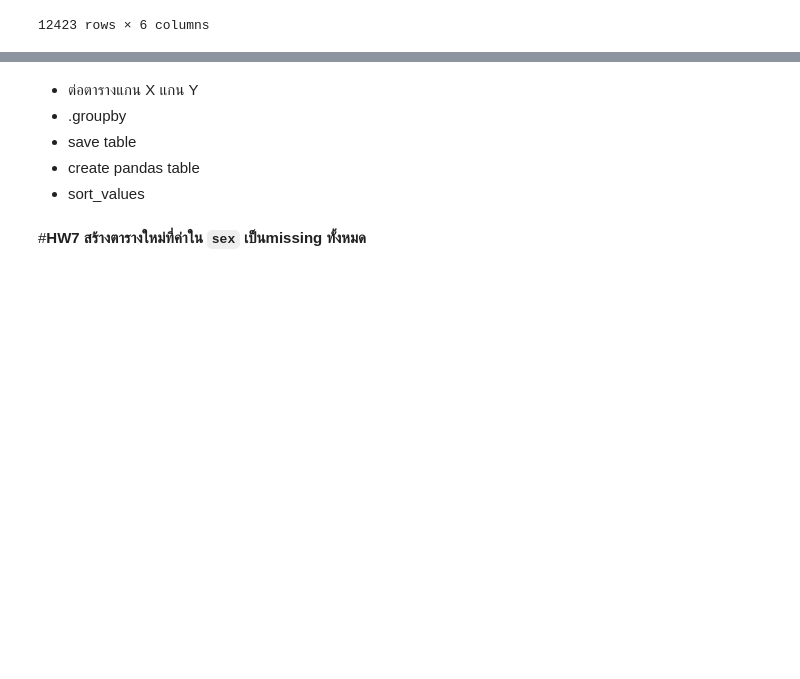
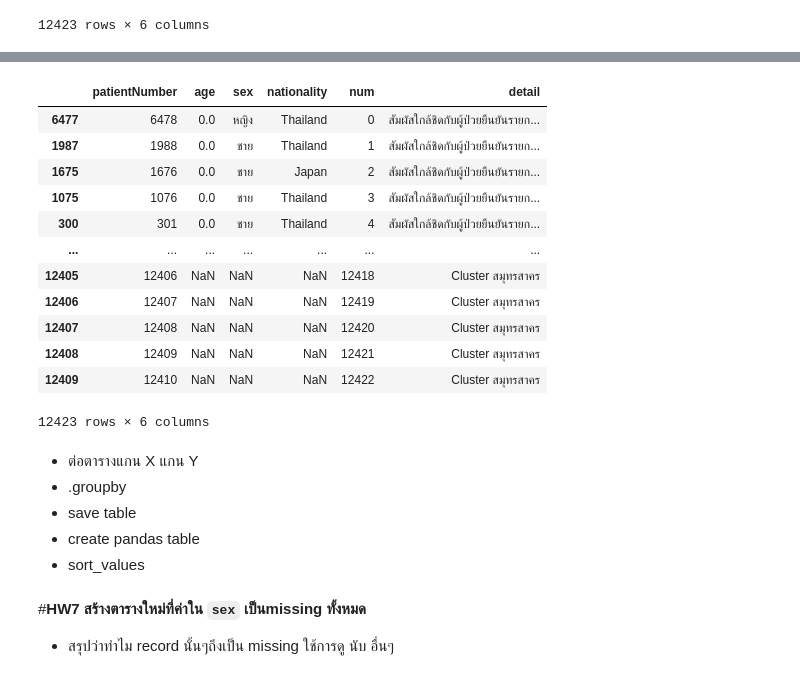
Before and after one commit to therealzh/Data_viz, a Jupyter notebook: PANDAS102.ipynb, the cells around one changed output, grey strips where cells are left out. Drawn from its saved outputs; the diff is of its cells as text; code cells hidden in the pictures; blank space fills up the shorter version.

````diff
--- a/PANDAS102.ipynb
+++ b/PANDAS102.ipynb
@@ -250,3 +362,20 @@ data_human2_renamed.merge(data_province)
+# %%
+data_human2_renamed['detail'] = data_human2_renamed['patientNumber'].map(data_covid.set_index('No.')['risk'])
+data_human2_renamed
+# %% [output]
+|  | patientNumber | age | sex | nationality | num | detail |
+| 6477 | 6478 | 0.0 | หญิง | Thailand | 0 | สัมผัสใกล้ชิดกับผู้ป่วยยืนยันรายก... |
+| 1987 | 1988 | 0.0 | ชาย | Thailand | 1 | สัมผัสใกล้ชิดกับผู้ป่วยยืนยันรายก... |
+| 1675 | 1676 | 0.0 | ชาย | Japan | 2 | สัมผัสใกล้ชิดกับผู้ป่วยยืนยันรายก... |
+| 1075 | 1076 | 0.0 | ชาย | Thailand | 3 | สัมผัสใกล้ชิดกับผู้ป่วยยืนยันรายก... |
+| 300 | 301 | 0.0 | ชาย | Thailand | 4 | สัมผัสใกล้ชิดกับผู้ป่วยยืนยันรายก... |
+| ... | ... | ... | ... | ... | ... | ... |
+| 12405 | 12406 | NaN | NaN | NaN | 12418 | Cluster สมุทรสาคร |
+| 12406 | 12407 | NaN | NaN | NaN | 12419 | Cluster สมุทรสาคร |
+| 12407 | 12408 | NaN | NaN | NaN | 12420 | Cluster สมุทรสาคร |
+| 12408 | 12409 | NaN | NaN | NaN | 12421 | Cluster สมุทรสาคร |
+| 12409 | 12410 | NaN | NaN | NaN | 12422 | Cluster สมุทรสาคร |
+12423 rows × 6 columns
 # %% [markdown]
 
 
@@ -257,3 +386,4 @@ data_human2_renamed.merge(data_province)
 * sort_values
 # %% [markdown]
 #**HW7 สร้างตารางใหม่ที่ค่าใน ```sex``` เป็นmissing ทั้งหมด**
+- สรุปว่าทำไม record นั้นๆถึงเป็น missing ใช้การดู นับ อื่นๆ
````
Also changed, not shown: parts of 28 cells of this notebook.
